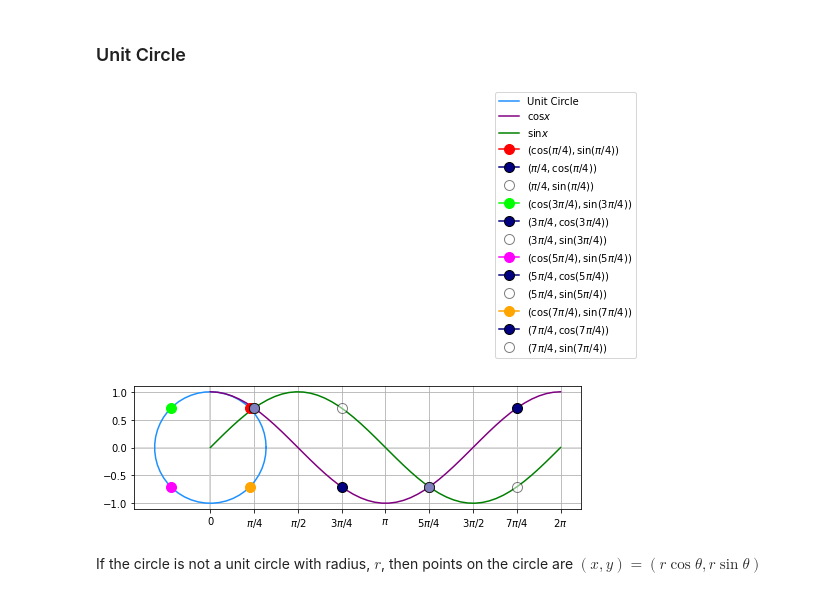
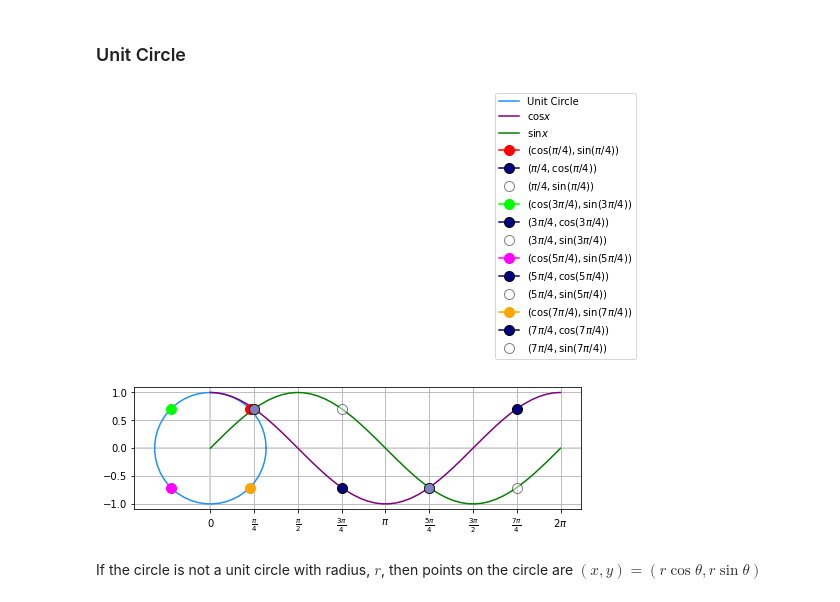
Before and after one commit to PaulToronto/Johns-Hopkins-Coursera-Differential-Calculus-Through-Data-And-Modeling-Specialization, a Jupyter notebook: 1_2_1_Trigonometric_Functions.ipynb, the cells around one changed output. Drawn from its saved outputs; the diff is of its cells as text; code cells hidden in the pictures.

```diff
--- a/1_2_1_Trigonometric_Functions.ipynb
+++ b/1_2_1_Trigonometric_Functions.ipynb
@@ -51,39 +52,37 @@ ax.plot(3*np.pi/4, np.sin(3*np.pi/4), label='$(3\pi/4, \sin{(3\pi/4)})$',
         markeredgecolor='black', alpha=0.5,
         color='white', marker='o', markersize=10)
 
-
 ax.plot(np.cos(5*np.pi/4), np.sin(5*np.pi/4),
         color='magenta', marker='o', markersize=10,
         label='$(\cos{(5\pi/4)}, \sin{(5\pi/4)})$')
 ax.plot(5*np.pi/4, np.cos(5*np.pi/4), label='$(5\pi/4, \cos{(5\pi/4)})$',
         markeredgecolor='black',
         color='navy', marker='o', markersize=10)
 ax.plot(5*np.pi/4, np.sin(5*np.pi/4), label='$(5\pi/4, \sin{(5\pi/4)})$',
         markeredgecolor='black', alpha=0.5,
         color='white', marker='o', markersize=10)
-
 
 ax.plot(np.cos(7*np.pi/4), np.sin(7*np.pi/4),
         color='orange', marker='o', markersize=10,
         label='$(\cos{(7\pi/4)}, \sin{(7\pi/4)})$')
 ax.plot(7*np.pi/4, np.cos(7*np.pi/4), label='$(7\pi/4, \cos{(7\pi/4)})$',
         markeredgecolor='black',
         color='navy', marker='o', markersize=10)
 ax.plot(7*np.pi/4, np.sin(7*np.pi/4), label='$(7\pi/4, \sin{(7\pi/4)})$',
         markeredgecolor='black', alpha=0.5,
         color='white', marker='o', markersize=10)
 
 points = np.array([i * sym.pi/4 for i in range(0, 9)])
-labels = [0, '$\pi/4$', '$\pi/2$', '$3\pi/4$', '$\pi$',
-          '$5\pi/4$', '$3\pi/2$', '$7\pi/4$', '$2\pi$']
+labels= ['$' + sym.latex(i * sym.pi/4) + '$' for i in range(0, 9)]
+
 ax.set_xticks(points)
 ax.set_xticklabels(labels)
 ax.grid()
 
 fig.legend()
 fig.show()
 # %% [output]
-[figure, old version]
+[figure, new version]
 # %% [markdown]
 If the circle is not a unit circle with radius, $r$, then points on the circle are $\left(x, y\right) = \left(r\cos{\theta}, r\sin{\theta}\right)$
 # %% [markdown]
```
Also changed, not shown: parts of 39 cells of this notebook.
